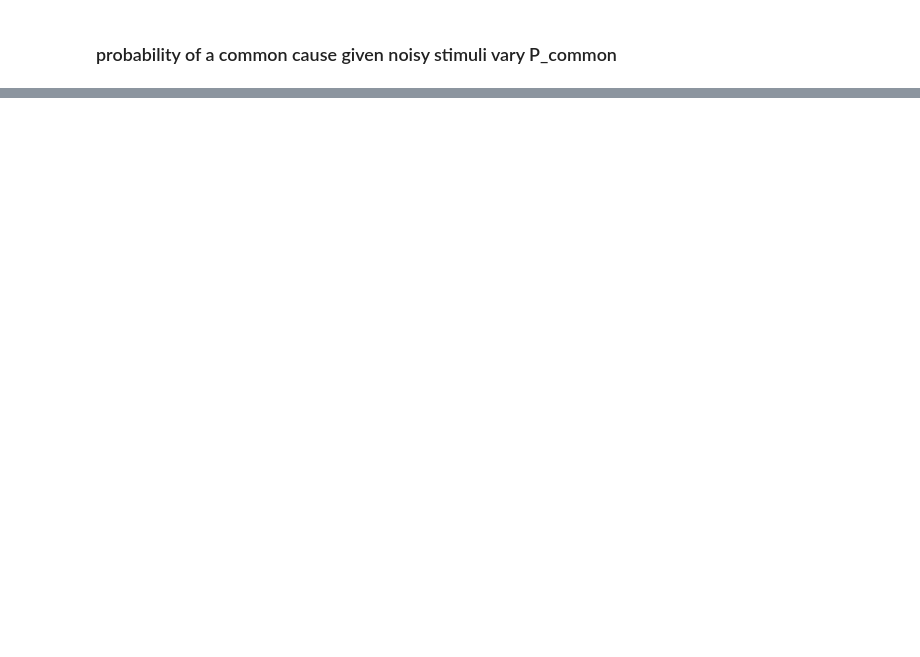
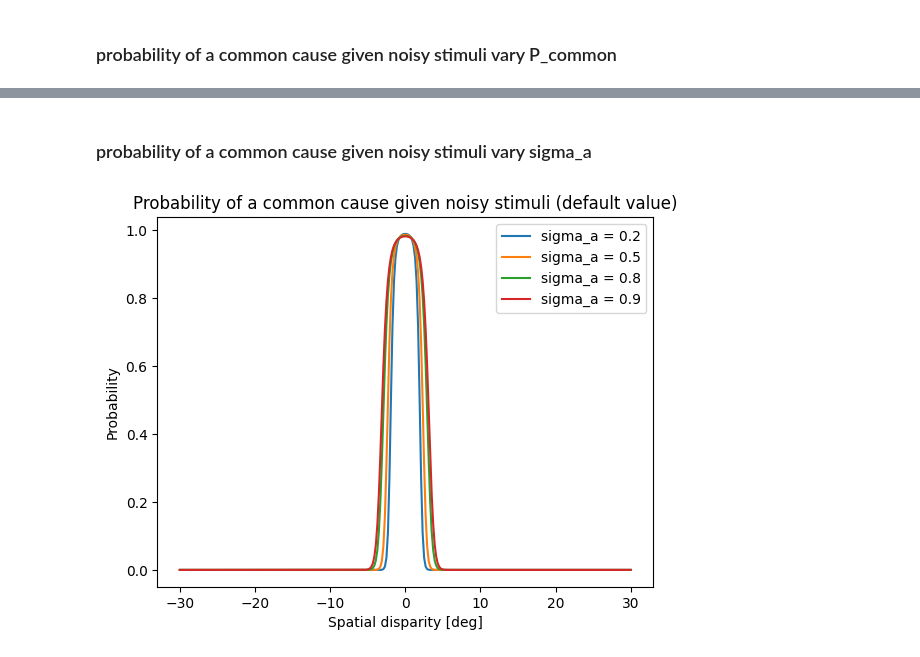
Before and after one commit to Anina2407/Causal-Inference-in-Multisensory-Perception, a Jupyter notebook: msi.ipynb, the cells around one changed output, grey strips where cells are left out. Saved outputs shown, nothing was run; the diff lists cells and outputs as text; code cells hidden in the pictures; blank space fills up the shorter version.

```diff
--- a/msi.ipynb
+++ b/msi.ipynb
@@ -72,0 +92,18 @@ plt.show()
+# %% [markdown]
+### probability of a common cause given noisy stimuli vary sigma_a
+# %%
+sigma_a_difference = [0.2, 0.5, 0.8, 0.9]
+sigma_a_dict = {}
+for sigma_a in sigma_a_difference:
+    P_C1_values = P_C1_given_perception(x_v_values, x_a_values, sigma_a=sigma_a)
+    sigma_a_dict[sigma_a] = P_C1_values
+
+for sigma_a, p_values in sigma_a_dict.items():
+    plt.plot(x_diff, p_values, label= f'sigma_a = {sigma_a}')
+plt.xlabel('Spatial disparity [deg]')
+plt.ylabel('Probability')
+plt.title('Probability of a common cause given noisy stimuli (default value)')
+plt.legend()
+plt.show()
+# %% [output]
+[figure, added]
```
Also changed, not shown: parts of 7 cells of this notebook.
